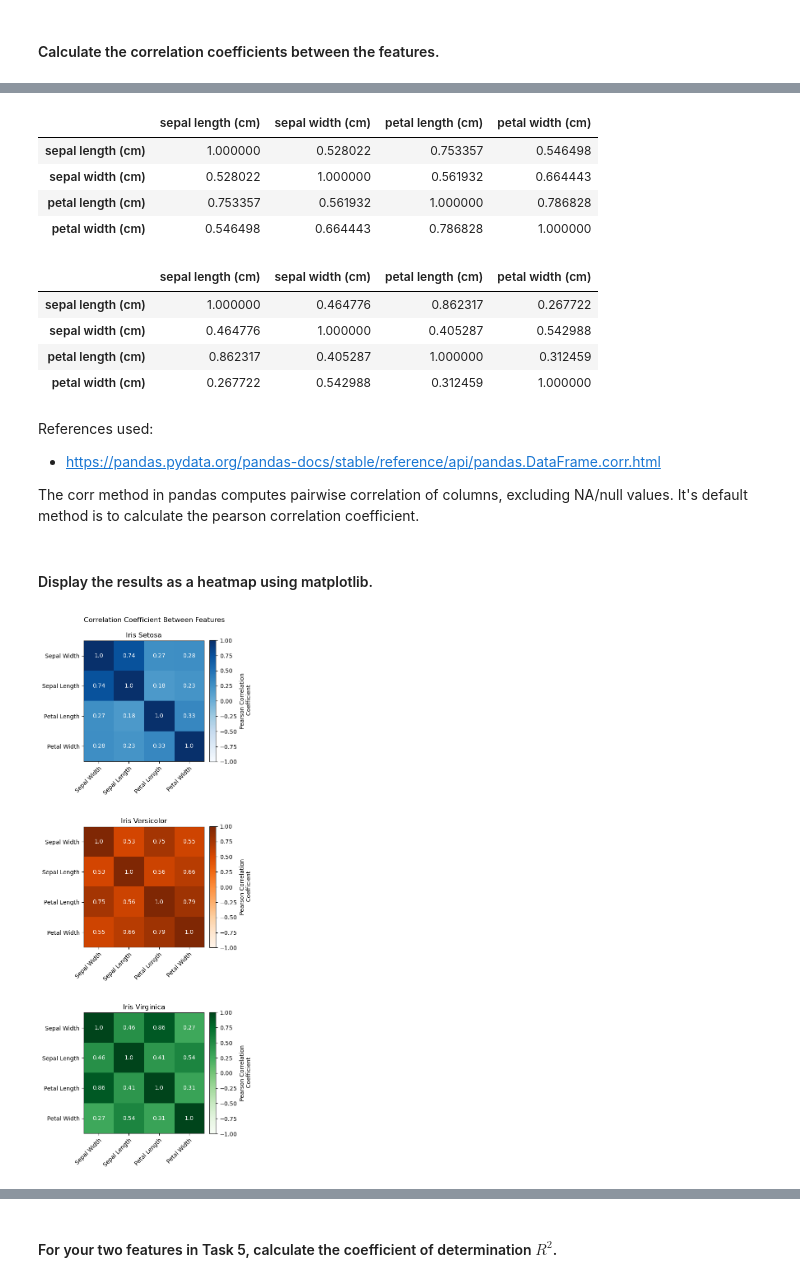
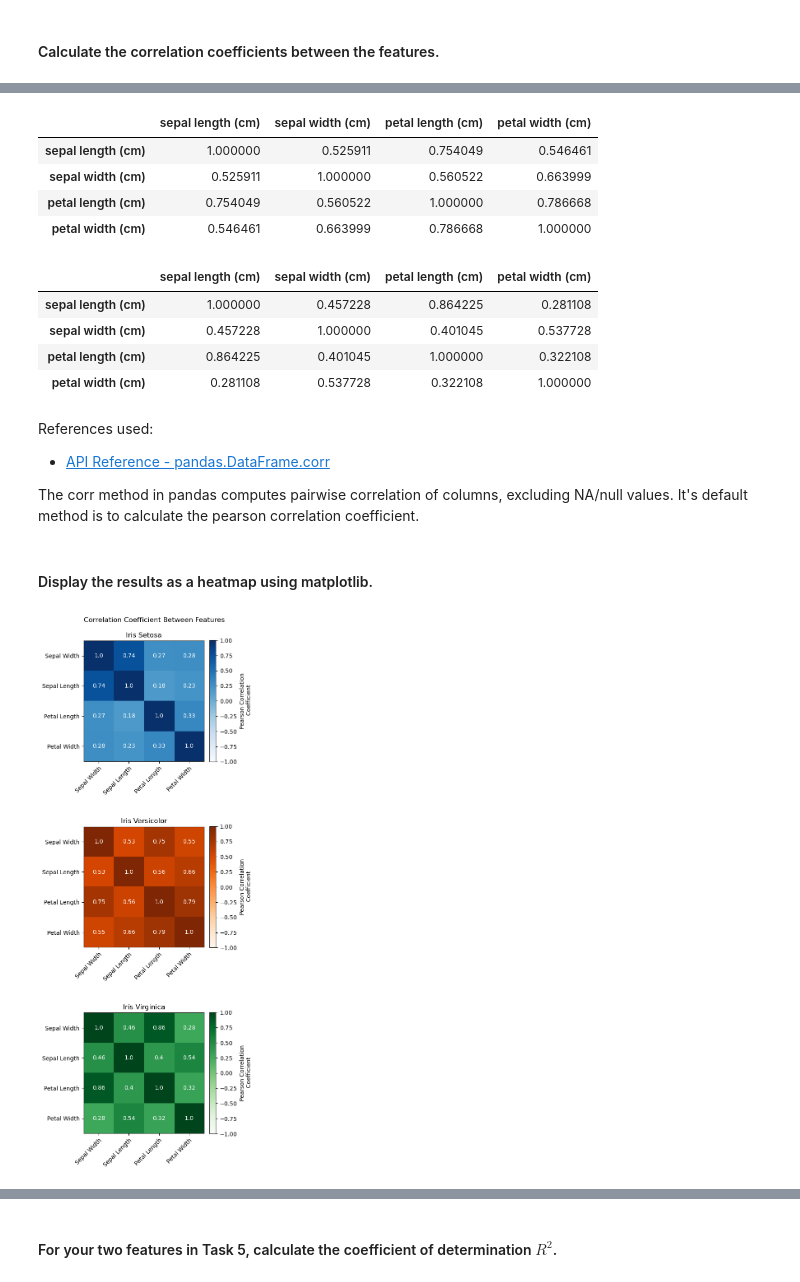
Before and after one commit to CeamanCollins/principles_of_data_analytics_assessment, a Jupyter notebook: tasks.ipynb, the cells around one changed output, grey strips where cells are left out. Saved outputs shown, nothing was run; the diff lists cells and outputs as text; code cells hidden in the pictures.

```diff
--- a/tasks.ipynb
+++ b/tasks.ipynb
@@ -490,5 +622,9 @@ These references helped me to understand how to colour the individual parts of t
+# %%
+setosa_data = data[0:50]
+versicolor_data = data[50:100]
+virginica_data = data[100:150]
 # %%
-setosa_corr = data[0:49].corr()
+setosa_corr = setosa_data.corr()
 
 setosa_corr
 # %% [output]
@@ -500,27 +636,27 @@ setosa_corr
 # %%
-versicolor_corr = data[50:99].corr()
+versicolor_corr = versicolor_data.corr()
 
 versicolor_corr
 # %% [output]
 |  | sepal length (cm) | sepal width (cm) | petal length (cm) | petal width (cm) |
-| sepal length (cm) | 1.000000 | 0.528022 | 0.753357 | 0.546498 |
-| sepal width (cm) | 0.528022 | 1.000000 | 0.561932 | 0.664443 |
-| petal length (cm) | 0.753357 | 0.561932 | 1.000000 | 0.786828 |
-| petal width (cm) | 0.546498 | 0.664443 | 0.786828 | 1.000000 |
+| sepal length (cm) | 1.000000 | 0.525911 | 0.754049 | 0.546461 |
+| sepal width (cm) | 0.525911 | 1.000000 | 0.560522 | 0.663999 |
+| petal length (cm) | 0.754049 | 0.560522 | 1.000000 | 0.786668 |
+| petal width (cm) | 0.546461 | 0.663999 | 0.786668 | 1.000000 |
 # %%
-virginica_corr = data[100:149].corr()
+virginica_corr = virginica_data.corr()
 
 virginica_corr
 # %% [output]
 |  | sepal length (cm) | sepal width (cm) | petal length (cm) | petal width (cm) |
-| sepal length (cm) | 1.000000 | 0.464776 | 0.862317 | 0.267722 |
-| sepal width (cm) | 0.464776 | 1.000000 | 0.405287 | 0.542988 |
-| petal length (cm) | 0.862317 | 0.405287 | 1.000000 | 0.312459 |
-| petal width (cm) | 0.267722 | 0.542988 | 0.312459 | 1.000000 |
+| sepal length (cm) | 1.000000 | 0.457228 | 0.864225 | 0.281108 |
+| sepal width (cm) | 0.457228 | 1.000000 | 0.401045 | 0.537728 |
+| petal length (cm) | 0.864225 | 0.401045 | 1.000000 | 0.322108 |
+| petal width (cm) | 0.281108 | 0.537728 | 0.322108 | 1.000000 |
 # %% [markdown]
 References used:
 
-- https://pandas.pydata.org/pandas-docs/stable/reference/api/pandas.DataFrame.corr.html
+- [API Reference - pandas.DataFrame.corr](https://pandas.pydata.org/pandas-docs/stable/reference/api/pandas.DataFrame.corr.html)
 
 The corr method in pandas computes pairwise correlation of columns, excluding NA/null values. It's default method is to calculate the pearson correlation coefficient.
 # %% [markdown]
@@ -545,6 +681,7 @@ fig, (ax1, ax2, ax3) = plt.subplots(3, 1, figsize=(5, 14))
 fig.suptitle("Correlation Coefficient Between Features")
 
 # Setting x and y labels for axes.
+# Code taken from https://matplotlib.org/stable/gallery/images_contours_and_fields/image_annotated_heatmap.html#a-simple-categorical-heatmap
 
 for ax in [ax1, ax2, ax3]:
     ax.set_xticks(range(len(feature_names)), labels=feature_names,
@@ -556,7 +693,7 @@ for ax in [ax1, ax2, ax3]:
 # Setting colourbar size and label
 
 im1 = ax1.imshow(array_setosa, cmap='Blues', vmin=-1, vmax=1)
-cb1 = ax1.figure.colorbar(im1, fraction=0.046, pad=0.04, label='Pearson Correlation\n Coefficient')
+ax1.figure.colorbar(im1, fraction=0.046, pad=0.04, label='Pearson Correlation\n Coefficient')
 
 # Labeling heatmap sections.
 
@@ -565,36 +702,36 @@ for i in range(len(feature_names)):
         text = ax1.text(j, i, array_setosa[i, j],
                        ha="center", va="center", color="w")
 
 # Adding title for axis.
 
 ax1.set_title("Iris Setosa")
 
 # Repeating above for each species.
 
 im2 = ax2.imshow(array_versicolor, cmap='Oranges', vmin=-1, vmax=1)
-cb2 = ax2.figure.colorbar(im2, fraction=0.046, pad=0.04, label='Pearson Correlation\n Coefficient')
+ax2.figure.colorbar(im2, fraction=0.046, pad=0.04, label='Pearson Correlation\n Coefficient')
 
 for i in range(len(feature_names)):
     for j in range(len(feature_names)):
         text = ax2.text(j, i, array_versicolor[i, j],
                        ha="center", va="center", color="w")
 
 ax2.set_title("Iris Versicolor")
 
 im3 = ax3.imshow(array_virginica, cmap='Greens', vmin=-1, vmax=1)
-cb3 = ax3.figure.colorbar(im3, fraction=0.046, pad=0.04, label='Pearson Correlation\n Coefficient')
+ax3.figure.colorbar(im3, fraction=0.046, pad=0.04, label='Pearson Correlation\n Coefficient')
 
 for i in range(len(feature_names)):
     for j in range(len(feature_names)):
         text = ax3.text(j, i, array_virginica[i, j],
                        ha="center", va="center", color="w")
 
 ax3.set_title("Iris Virginica")
 
 fig.tight_layout()
 plt.show()
 # %% [output]
-[figure, old version]
+[figure, new version]
 # %% [markdown]
 References used:
 
```
Also changed, not shown: parts of 61 cells of this notebook.
